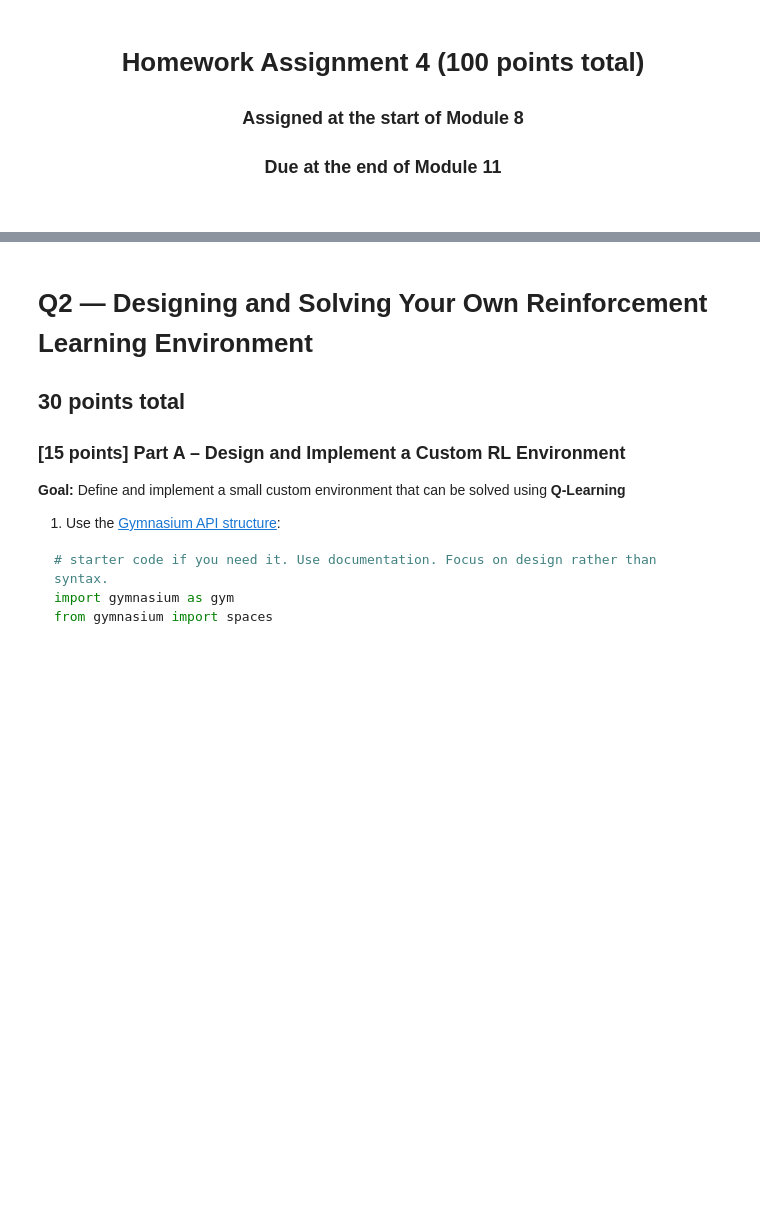
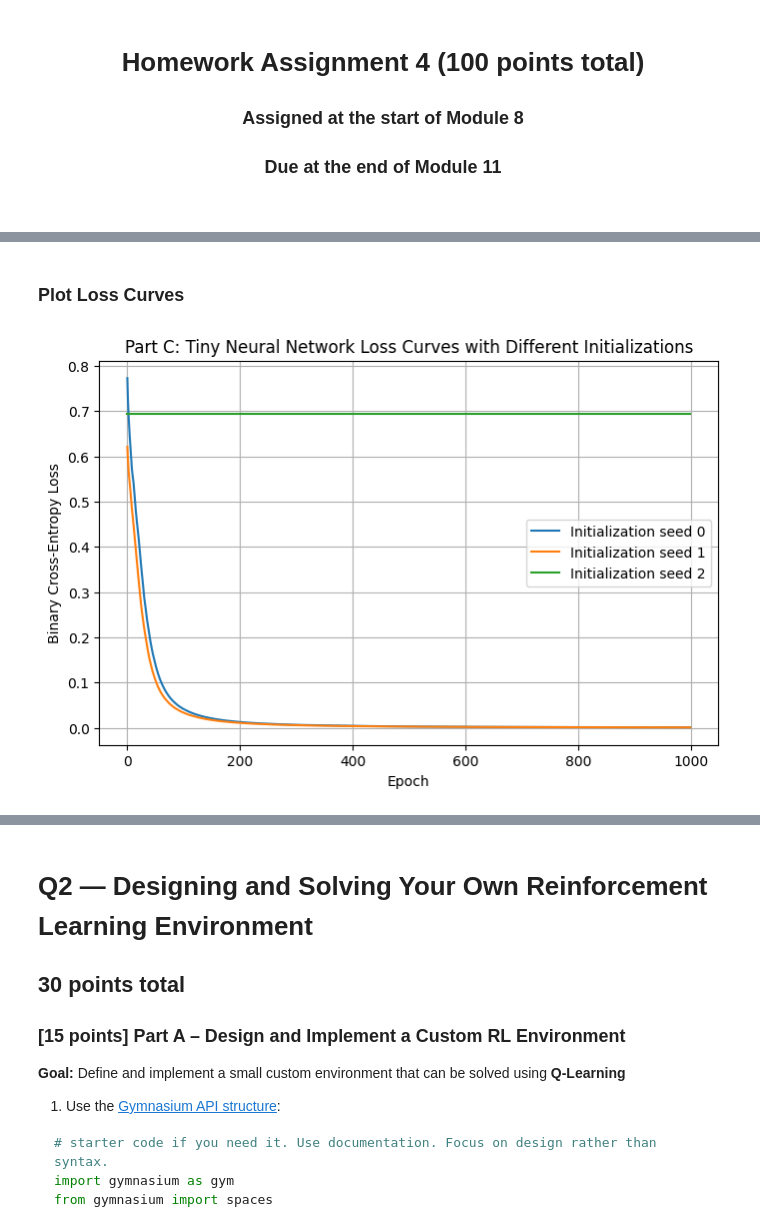
Before and after one commit to random-logic/EN.705.623.81.SU26, a Jupyter notebook: HW4.ipynb, the cells around one changed output, grey strips where cells are left out. Drawn from its saved outputs; the diff is of its cells as text; code cells hidden in the pictures; blank space fills up the shorter version.

```diff
--- a/HW4.ipynb
+++ b/HW4.ipynb
@@ -76,0 +388,7 @@ Input -> Hidden Layer (2 neurons, ReLU) -> Output (Sigmoid)
+# %%
+def relu(z):
+    return np.maximum(0, z)
+
+
+def relu_derivative(z):
+    return (z > 0).astype(float)
@@ -76,0 +423,15 @@ Input -> Hidden Layer (2 neurons, ReLU) -> Output (Sigmoid)
+# %%
+def initialize_nn(seed=None):
+    rng = np.random.default_rng(seed)
+
+    params = {
+        # Input dimension 2, hidden dimension 2
+        "W1": rng.normal(0, 0.5, size=(2, 2)),
+        "b1": np.zeros(2),
+
+        # Hidden dimension 2, output dimension 1
+        "W2": rng.normal(0, 0.5, size=(2, 1)),
+        "b2": np.zeros(1)
+    }
+
+    return params
@@ -76,0 +502,11 @@ Input -> Hidden Layer (2 neurons, ReLU) -> Output (Sigmoid)
+# %%
+seeds = [0, 1, 2]
+nn_results = {}
+
+for seed in seeds:
+    params, losses = train_nn_adam(X, y, seed=seed, lr=0.05, epochs=1000)
+    nn_results[seed] = {
+        "params": params,
+        "losses": losses
+    }
+    print(f"Seed {seed}: final loss = {losses[-1]:.6f}")
@@ -76,0 +517,16 @@ Input -> Hidden Layer (2 neurons, ReLU) -> Output (Sigmoid)
+# %% [markdown]
+### Plot Loss Curves
+# %%
+plt.figure(figsize=(8, 5))
+
+for seed in seeds:
+    plt.plot(nn_results[seed]["losses"], label=f"Initialization seed {seed}")
+
+plt.xlabel("Epoch")
+plt.ylabel("Binary Cross-Entropy Loss")
+plt.title("Part C: Tiny Neural Network Loss Curves with Different Initializations")
+plt.legend()
+plt.grid(True)
+plt.show()
+# %% [output]
+[figure, added]
```
Also changed, not shown: parts of 100 cells of this notebook, 12 other files.
